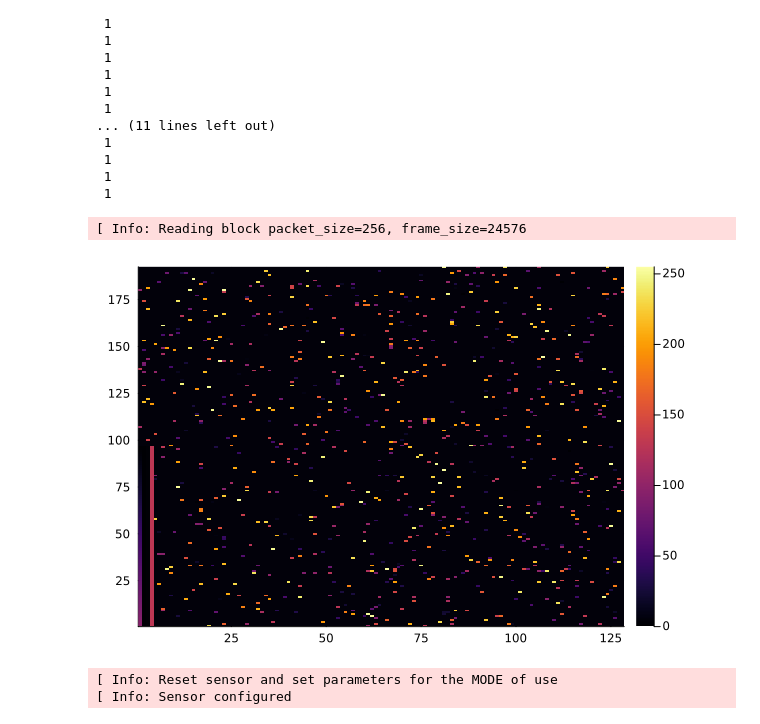
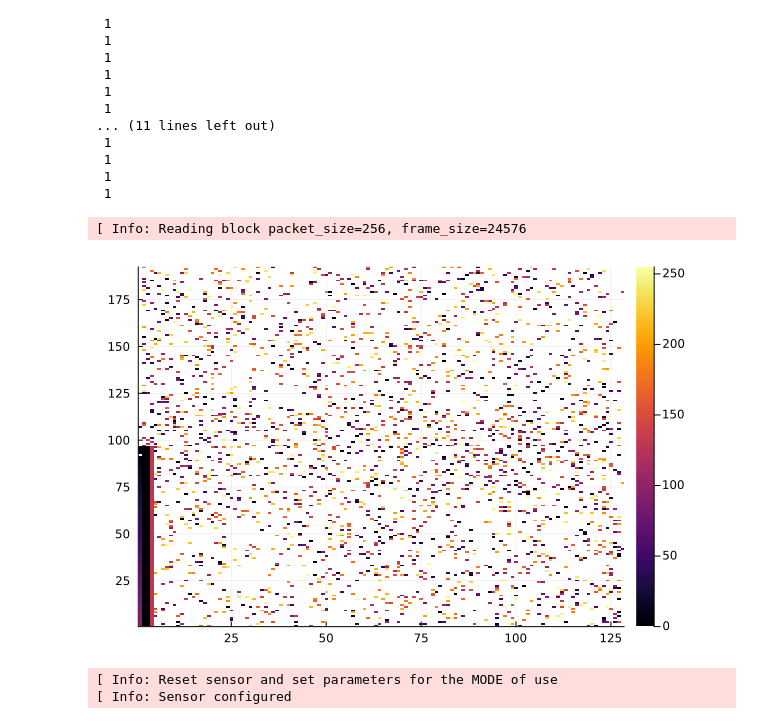
Before and after one commit to crisbour/QuantiCam.jl, a Jupyter notebook: examples/debug-QC.ipynb, the cells around one changed output. Saved outputs shown, nothing was run; the diff lists cells and outputs as text; code cells hidden in the pictures.

```diff
--- a/examples/debug-QC.ipynb
+++ b/examples/debug-QC.ipynb
@@ -141,10 +161,11 @@ row_pairs .!=0x04
 # %%
 using Plots
 frame = QuantiCam.capture_frame(qc)
-heatmap(frame)
+frame_filtered = filter_code(frame)
+heatmap(frame_filtered)
 # %% [output]
 [ Info: Reading block packet_size=256, frame_size=24576
-[figure, old version]
+[figure, new version]
 # %%
 QuantiCam.reload_config(qc, "../config/tcspc.json")
 QuantiCam.config_sensor(qc)
```
Also changed, not shown: parts of 6 cells of this notebook, 9 other files.
